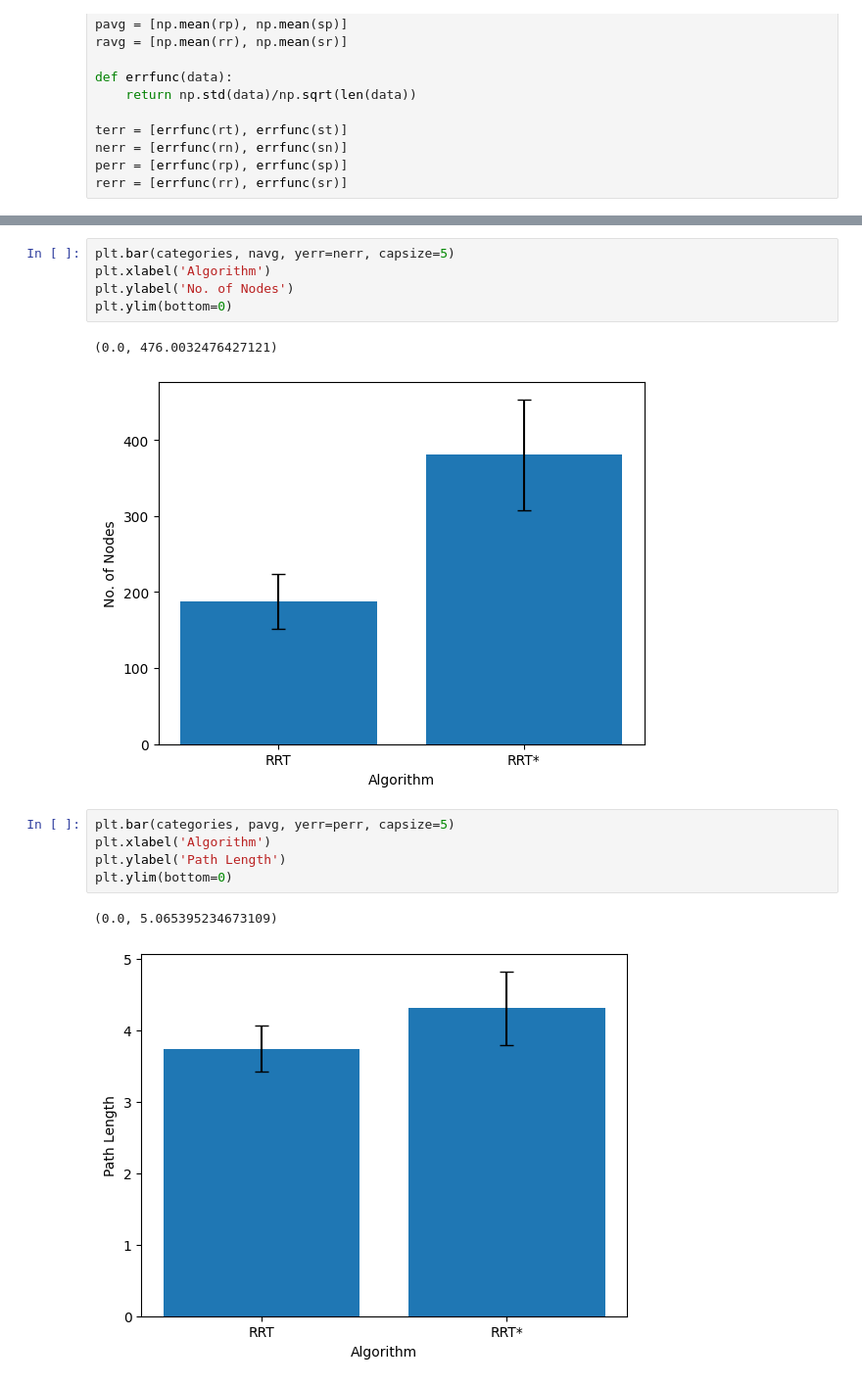
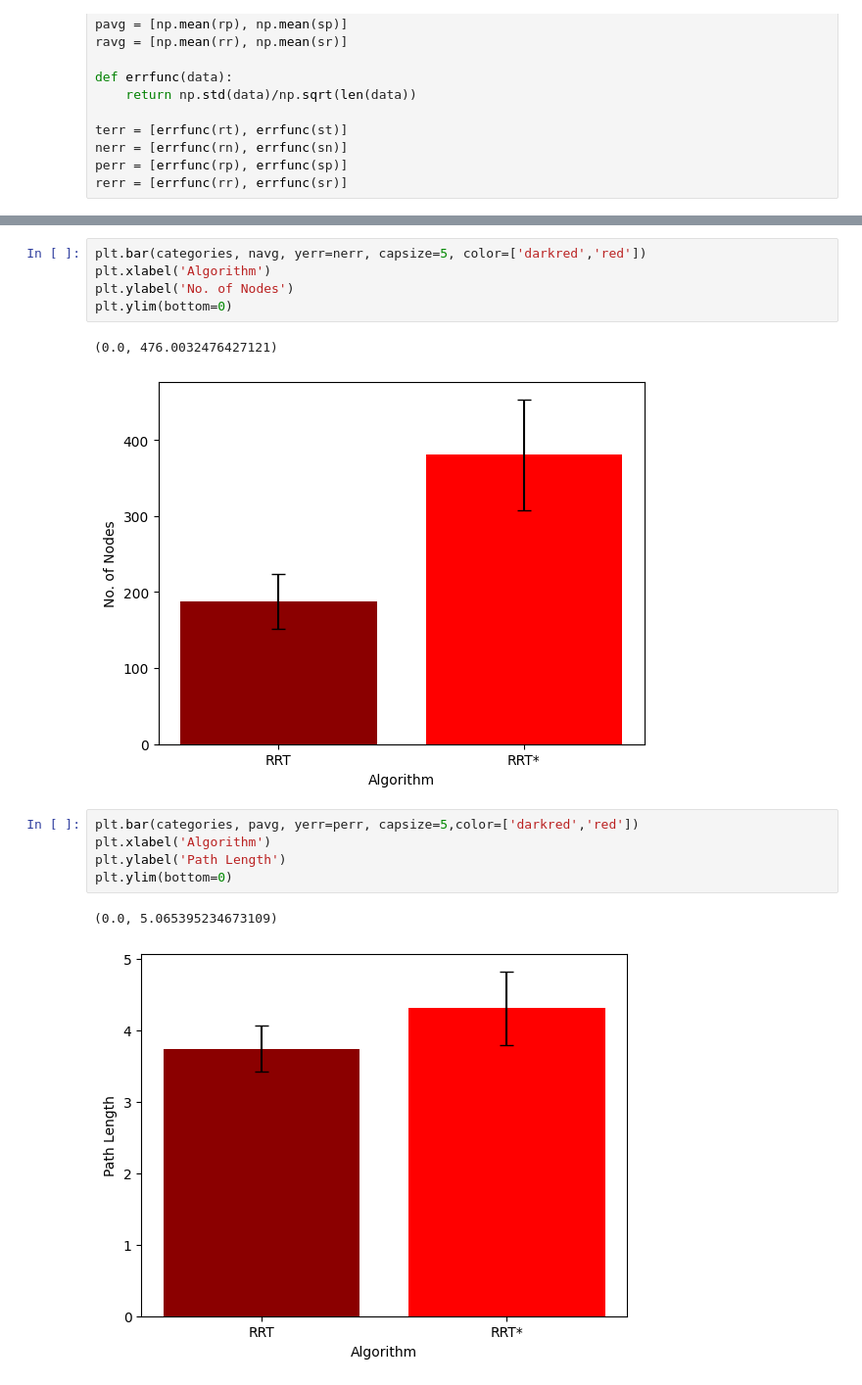
Before and after one commit to prithvi-raj-b/rrtstar-kuka-iiwa7, a Jupyter notebook: src/plotter.ipynb, the cells around one changed output, grey strips where cells are left out. Shown: that part at 98% size. Drawn from its saved outputs; the diff is of its cells as text.

```diff
--- a/src/plotter.ipynb
+++ b/src/plotter.ipynb
@@ -116,17 +116,17 @@ plt.ylim(bottom=0)
 # %%
-plt.bar(categories, navg, yerr=nerr, capsize=5)
+plt.bar(categories, navg, yerr=nerr, capsize=5, color=['darkred','red'])
 plt.xlabel('Algorithm')
 plt.ylabel('No. of Nodes')
 plt.ylim(bottom=0)
 # %% [output]
 (0.0, 476.0032476427121)
-[figure, old version]
+[figure, new version]
 # %%
-plt.bar(categories, pavg, yerr=perr, capsize=5)
+plt.bar(categories, pavg, yerr=perr, capsize=5,color=['darkred','red'])
 plt.xlabel('Algorithm')
 plt.ylabel('Path Length')
 plt.ylim(bottom=0)
 # %% [output]
 (0.0, 5.065395234673109)
-[figure, old version]
+[figure, new version]
 # %%
```
Also changed, not shown: parts of 6 cells of this notebook, 8 other files.
